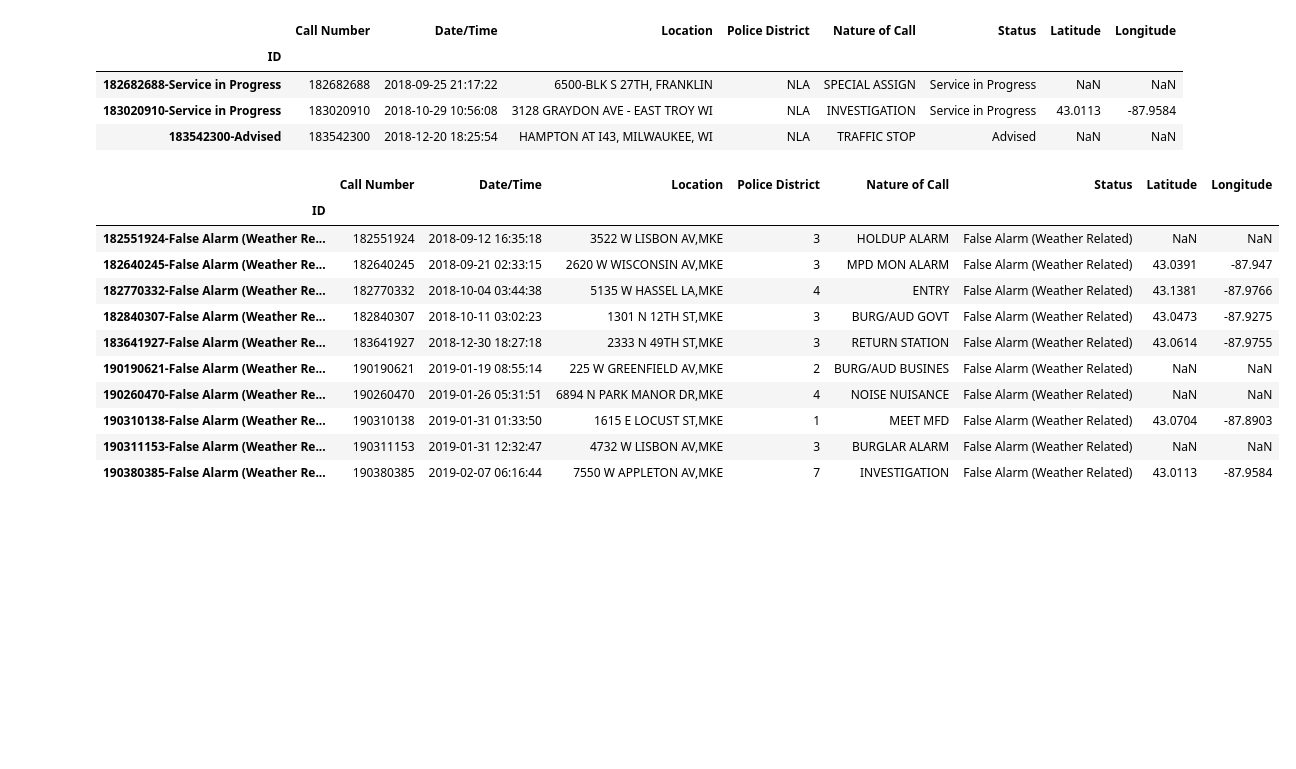
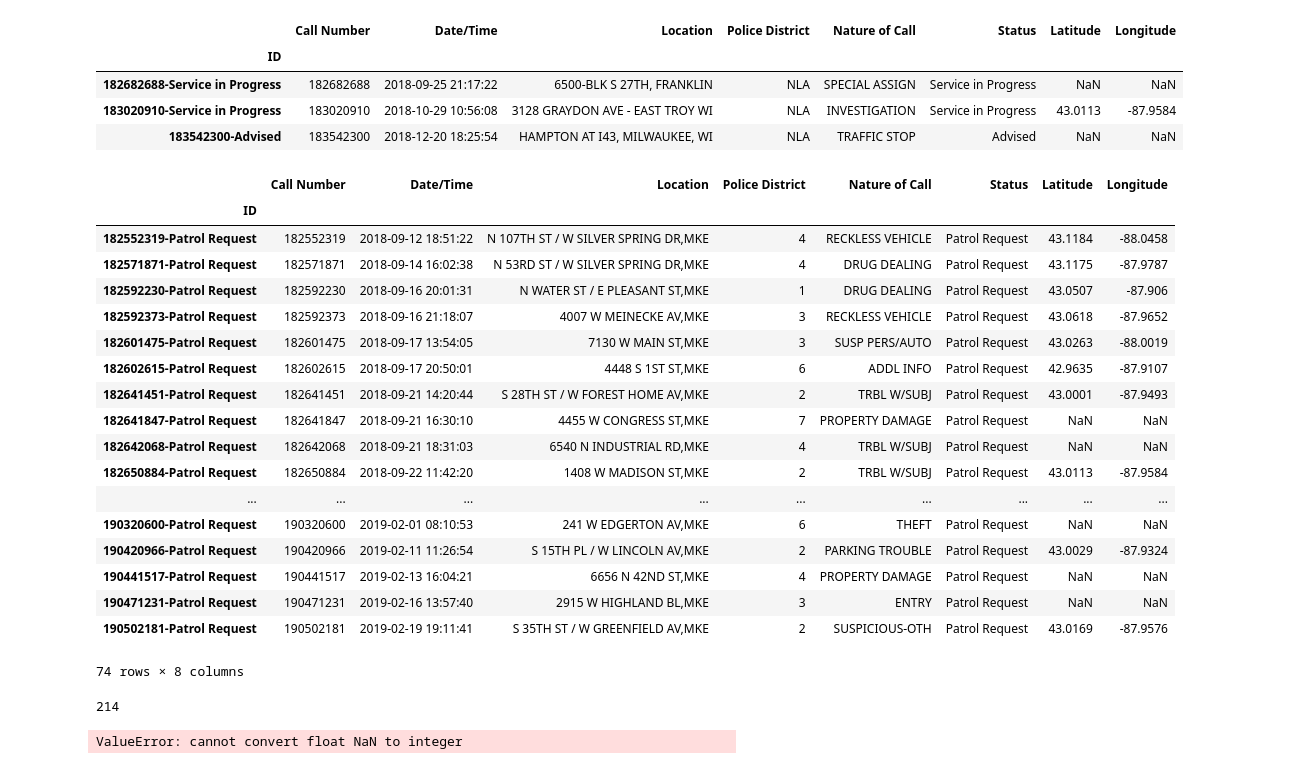
Before and after one commit to uofthcdslab/seniordesign1819, a Jupyter notebook: parsing/parse-lf.ipynb, the cells around one changed output. Drawn from its saved outputs; the diff is of its cells as text; code cells hidden in the pictures; blank space fills up the shorter version.

```diff
--- a/parsing/parse-lf.ipynb
+++ b/parsing/parse-lf.ipynb
@@ -116,22 +116,37 @@ df[df['Police District'] == 'NLA']
 | 183542300-Advised | 183542300 | 2018-12-20 18:25:54 | HAMPTON AT I43, MILWAUKEE, WI | NLA | TRAFFIC STOP | Advised | NaN | NaN |
 # %%
 # Items originating from false alarms (example)
-df[df['Status'] == 'False Alarm (Weather Related)']
+df[df['Status'] == 'Patrol Request']
 # %% [output]
 |  | Call Number | Date/Time | Location | Police District | Nature of Call | Status | Latitude | Longitude |
 | ID |  |  |  |  |  |  |  |  |
-| 182551924-False Alarm (Weather Re... | 182551924 | 2018-09-12 16:35:18 | 3522 W LISBON AV,MKE | 3 | HOLDUP ALARM | False Alarm (Weather Related) | NaN | NaN |
-| 182640245-False Alarm (Weather Re... | 182640245 | 2018-09-21 02:33:15 | 2620 W WISCONSIN AV,MKE | 3 | MPD MON ALARM | False Alarm (Weather Related) | 43.0391 | -87.947 |
-| 182770332-False Alarm (Weather Re... | 182770332 | 2018-10-04 03:44:38 | 5135 W HASSEL LA,MKE | 4 | ENTRY | False Alarm (Weather Related) | 43.1381 | -87.9766 |
-| 182840307-False Alarm (Weather Re... | 182840307 | 2018-10-11 03:02:23 | 1301 N 12TH ST,MKE | 3 | BURG/AUD GOVT | False Alarm (Weather Related) | 43.0473 | -87.9275 |
-| 183641927-False Alarm (Weather Re... | 183641927 | 2018-12-30 18:27:18 | 2333 N 49TH ST,MKE | 3 | RETURN STATION | False Alarm (Weather Related) | 43.0614 | -87.9755 |
-| 190190621-False Alarm (Weather Re... | 190190621 | 2019-01-19 08:55:14 | 225 W GREENFIELD AV,MKE | 2 | BURG/AUD BUSINES | False Alarm (Weather Related) | NaN | NaN |
-| 190260470-False Alarm (Weather Re... | 190260470 | 2019-01-26 05:31:51 | 6894 N PARK MANOR DR,MKE | 4 | NOISE NUISANCE | False Alarm (Weather Related) | NaN | NaN |
-| 190310138-False Alarm (Weather Re... | 190310138 | 2019-01-31 01:33:50 | 1615 E LOCUST ST,MKE | 1 | MEET MFD | False Alarm (Weather Related) | 43.0704 | -87.8903 |
-| 190311153-False Alarm (Weather Re... | 190311153 | 2019-01-31 12:32:47 | 4732 W LISBON AV,MKE | 3 | BURGLAR ALARM | False Alarm (Weather Related) | NaN | NaN |
-| 190380385-False Alarm (Weather Re... | 190380385 | 2019-02-07 06:16:44 | 7550 W APPLETON AV,MKE | 7 | INVESTIGATION | False Alarm (Weather Related) | 43.0113 | -87.9584 |
+| 182552319-Patrol Request | 182552319 | 2018-09-12 18:51:22 | N 107TH ST / W SILVER SPRING DR,MKE | 4 | RECKLESS VEHICLE | Patrol Request | 43.1184 | -88.0458 |
+| 182571871-Patrol Request | 182571871 | 2018-09-14 16:02:38 | N 53RD ST / W SILVER SPRING DR,MKE | 4 | DRUG DEALING | Patrol Request | 43.1175 | -87.9787 |
+| 182592230-Patrol Request | 182592230 | 2018-09-16 20:01:31 | N WATER ST / E PLEASANT ST,MKE | 1 | DRUG DEALING | Patrol Request | 43.0507 | -87.906 |
+| 182592373-Patrol Request | 182592373 | 2018-09-16 21:18:07 | 4007 W MEINECKE AV,MKE | 3 | RECKLESS VEHICLE | Patrol Request | 43.0618 | -87.9652 |
+| 182601475-Patrol Request | 182601475 | 2018-09-17 13:54:05 | 7130 W MAIN ST,MKE | 3 | SUSP PERS/AUTO | Patrol Request | 43.0263 | -88.0019 |
+| 182602615-Patrol Request | 182602615 | 2018-09-17 20:50:01 | 4448 S 1ST ST,MKE | 6 | ADDL INFO | Patrol Request | 42.9635 | -87.9107 |
+| 182641451-Patrol Request | 182641451 | 2018-09-21 14:20:44 | S 28TH ST / W FOREST HOME AV,MKE | 2 | TRBL W/SUBJ | Patrol Request | 43.0001 | -87.9493 |
+| 182641847-Patrol Request | 182641847 | 2018-09-21 16:30:10 | 4455 W CONGRESS ST,MKE | 7 | PROPERTY DAMAGE | Patrol Request | NaN | NaN |
+| 182642068-Patrol Request | 182642068 | 2018-09-21 18:31:03 | 6540 N INDUSTRIAL RD,MKE | 4 | TRBL W/SUBJ | Patrol Request | NaN | NaN |
+| 182650884-Patrol Request | 182650884 | 2018-09-22 11:42:20 | 1408 W MADISON ST,MKE | 2 | TRBL W/SUBJ | Patrol Request | 43.0113 | -87.9584 |
+| ... | ... | ... | ... | ... | ... | ... | ... | ... |
+| 190320600-Patrol Request | 190320600 | 2019-02-01 08:10:53 | 241 W EDGERTON AV,MKE | 6 | THEFT | Patrol Request | NaN | NaN |
+| 190420966-Patrol Request | 190420966 | 2019-02-11 11:26:54 | S 15TH PL / W LINCOLN AV,MKE | 2 | PARKING TROUBLE | Patrol Request | 43.0029 | -87.9324 |
+| 190441517-Patrol Request | 190441517 | 2019-02-13 16:04:21 | 6656 N 42ND ST,MKE | 4 | PROPERTY DAMAGE | Patrol Request | NaN | NaN |
+| 190471231-Patrol Request | 190471231 | 2019-02-16 13:57:40 | 2915 W HIGHLAND BL,MKE | 3 | ENTRY | Patrol Request | NaN | NaN |
+| 190502181-Patrol Request | 190502181 | 2019-02-19 19:11:41 | S 35TH ST / W GREENFIELD AV,MKE | 2 | SUSPICIOUS-OTH | Patrol Request | 43.0169 | -87.9576 |
+74 rows × 8 columns
 # %%
 pd.DataFrame(df['Nature of Call'].unique()).to_csv('natures.csv')
 # %%
 #addrDict = {'Location': df['Location'].unique(), 'Cleaned Location': '', 'Latitude': '', 'Longitude': ''}
 #pd.DataFrame(addrDict).set_index(['Location']).to_csv('addresses.csv')
+# %%
+len(pd.DataFrame(df['Nature of Call'].unique()))
+# %% [output]
+214
+# %%
+df[df['Latitude']
+# %% [output]
+ValueError: cannot convert float NaN to integer
```
Also changed, not shown: parts of 9 cells of this notebook, 3 other files.
